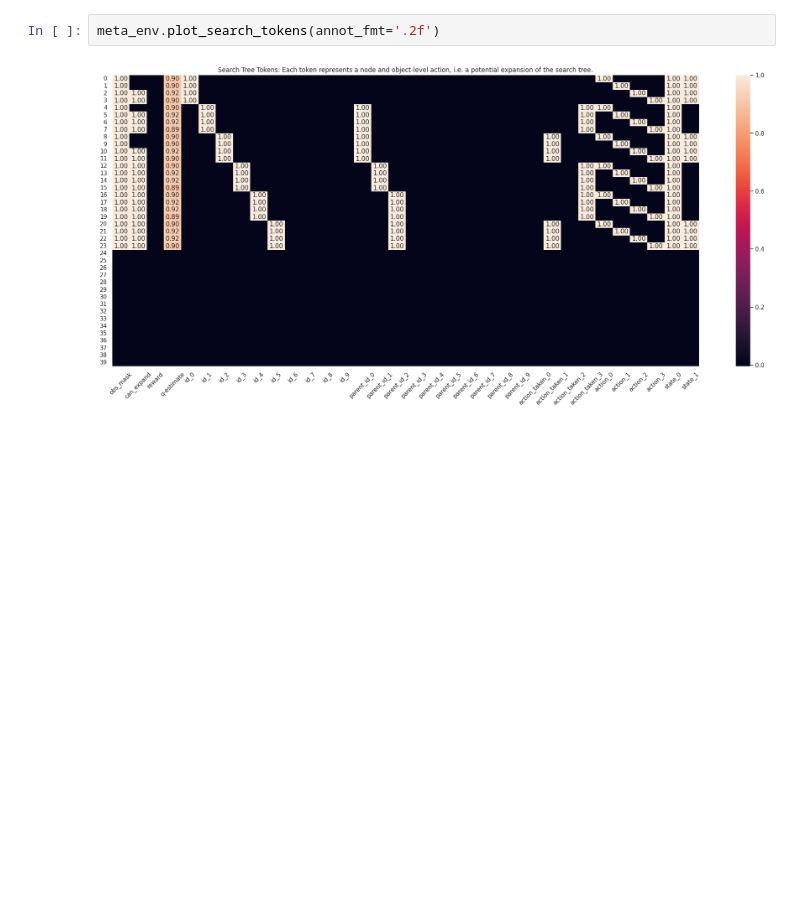
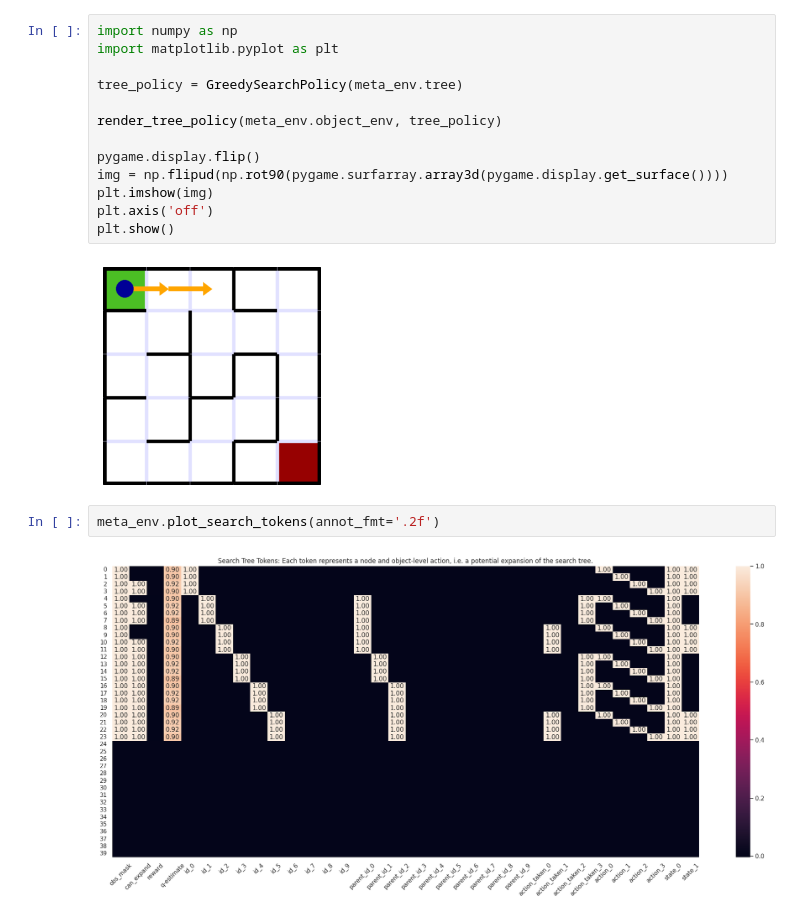
Before and after one commit to justinsvegliato/meta-level-reinforcement-learning, a Jupyter notebook: Maze Meta-level.ipynb, the cells around one changed output. Cells and saved outputs as stored; diff of their text form; blank space fills up the shorter version.

```diff
--- a/Maze Meta-level.ipynb
+++ b/Maze Meta-level.ipynb
@@ -79,3 +123,18 @@ meta_env.render(plt_show=True);
+# %%
+import numpy as np
+import matplotlib.pyplot as plt
+
+tree_policy = GreedySearchPolicy(meta_env.tree)
+
+render_tree_policy(meta_env.object_env, tree_policy)
+
+pygame.display.flip()
+img = np.flipud(np.rot90(pygame.surfarray.array3d(pygame.display.get_surface())))
+plt.imshow(img)
+plt.axis('off')
+plt.show()
+# %% [output]
+[figure, added]
 # %%
 meta_env.plot_search_tokens(annot_fmt='.2f')
 # %% [output]
```
Also changed, not shown: parts of 3 cells of this notebook, 7 other files.
